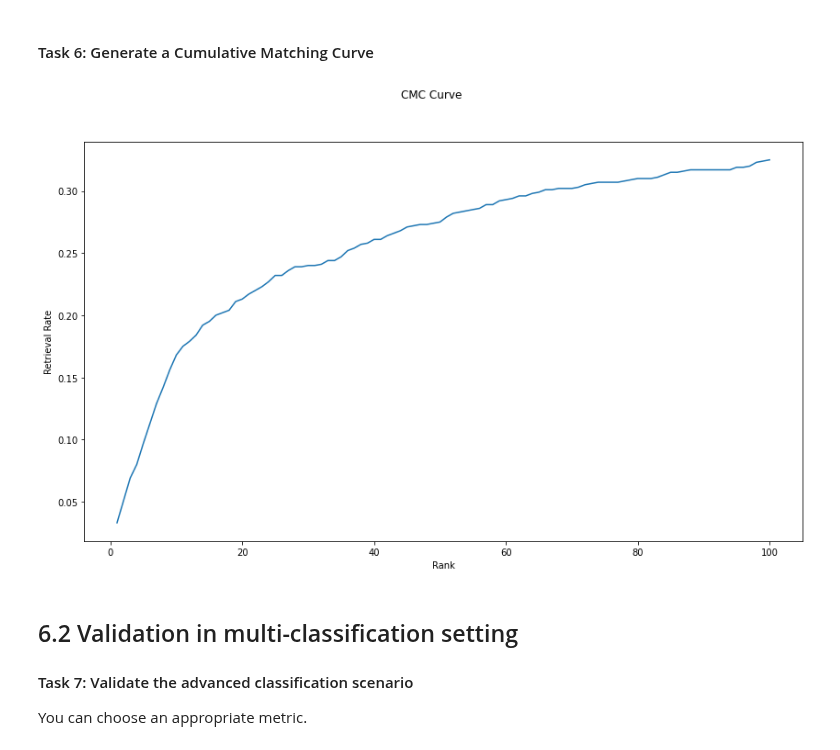
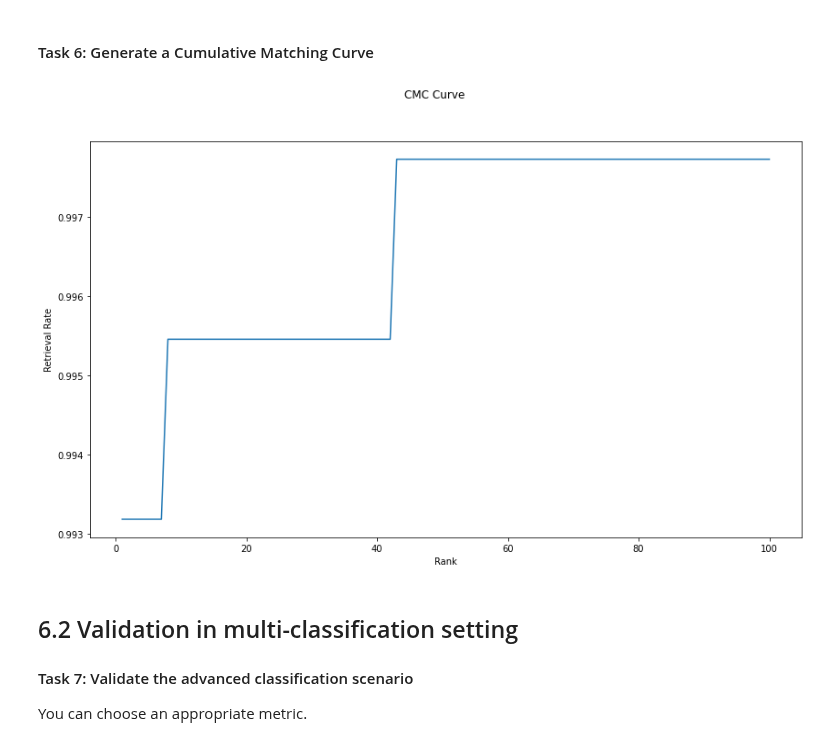
Before and after one commit to BrunoVandekerkhove/biometric-systems, a Jupyter notebook: face_recognition/facial_recognition.ipynb, the cells around one changed output. Drawn from its saved outputs; the diff is of its cells as text; code cells hidden in the pictures.

```diff
--- a/face_recognition/facial_recognition.ipynb
+++ b/face_recognition/facial_recognition.ipynb
@@ -384,2 +414,4 @@ if DESC == FeatureDescriptor.DL:
 # %% [markdown]
 ## 4. Classification in typical biometrics setting
+# %%
+strategies = [LBPStrategy(faces), PCAStrategy(faces), LDAStrategy(faces), SiameseNetworkStrategy(faces)]
@@ -386,11 +420,3 @@ if DESC == FeatureDescriptor.DL:
 # %% [markdown]
 #### Task 1: Compute pair-wise matching scores
 Given the function <em>dist_metric</em> and the vector representations in variable <em>embedded</em>, compute the pairwise distances.
-# %%
-scores = np.array([dist_metric(embedded[i],embedded[j]) for i in range(n_samples) for j in range(n_samples) if i < j])
-print("Number of scores = ", scores.shape[0]) # Should be 96580 for n_samples = 440
-scores = 1 - (distances / max(distances))
-similarity_matrix = np.zeros((n_samples,n_samples))
-similarity_matrix[np.triu_indices(n_samples, k=1)] = scores
-similarity_matrix = similarity_matrix + similarity_matrix.T
-print(similarity_matrix)
@@ -494,8 +571,21 @@ plt.show()
 #### Task 4: Calculate Equal Error Rate
 # %%
 from sklearn.metrics import roc_curve
-fpr, tpr, thresholds = roc_curve(genuine_id, scores)
-differences = [abs((1-x)-y) for (x,y) in zip(tpr, fpr)]
-min_index = differences.index(min(differences))
-print("EER = ", fpr[min_index], " at threshold = ", thresholds[min_index])
+
+figure, axes = plt.subplots(ncols=len(strategies), figsize=(16,4))
+figure.suptitle('ROC curve')
+
+i = 0
+for strategy in strategies:
+  (distances, scores_normalized, similarity_matrix) = scores_dict[strategy.name]
+  fpr, tpr, thresholds = roc_curve(genuine_id, 1 - scores_normalized)
+  axes[i].plot(fpr, tpr, color='darkorange', lw=2)
+  if i == 0:
+    axes[i].set(ylabel='TPR')
+  axes[i].set(xlabel='FPR (' + strategy.name + ')')
+  i = i + 1
+  # EER
+  differences = [abs((1-x)-y) for (x,y) in zip(tpr, fpr)]
+  min_index = differences.index(min(differences))
+  print("EER = ", fpr[min_index], " at threshold = ", thresholds[min_index])
 # %% [output]
@@ -533,33 +627,37 @@ AP :  0.365910
 # %% [markdown]
 #### Task 6: Generate a Cumulative Matching Curve
 # %%
-def CMC(similarity_matrix, n_ranks, templates, targets):
+def CMC(similarity_matrix, n_ranks, templates, targets, any=True):
     cmc = [0] * n_ranks
     for (i,row) in enumerate(similarity_matrix):
+      if any:
+        sort = sorted(row, reverse=True)
+        rank = min([sort.index(row[t]) for t in [j for j in range(len(targets)) if targets[j] == targets[i]]])
+      else:
         template = templates[targets[i]]
         rank = sorted(row, reverse=True).index(row[template])
-        if rank < n_ranks:
-            cmc[rank] += 1
+      if rank < n_ranks:
+        cmc[rank] += 1
     prev = 0
     for i in range(n_ranks):
-        prev = cmc[i] + prev
-        cmc[i] = prev / 1000
+      prev = cmc[i] + prev
+      cmc[i] = prev / n_samples
     return cmc
 
 # Compute the CMC for the first ±100 ranks
 n_ranks = 100
 targets = faces.target.tolist()
 templates = [targets.index(x) for x in list(set(targets))] # For each person, index of template image
 cmc = CMC(similarity_matrix, n_ranks, templates, targets)
 
 # Plot the probability of recognition in function of the rank
 figure, axes = plt.subplots(ncols=1, figsize=(14,8))
 figure.suptitle('CMC Curve')
 axes.plot(list(range(1,n_ranks+1)), cmc)
 axes.set(xlabel='Rank', ylabel='Retrieval Rate')
 plt.show()
 # %% [output]
-[figure, old version]
+[figure, new version]
 # %% [markdown]
 ## 6.2 Validation in multi-classification setting
 #### Task 7: Validate the advanced classification scenario
```
Also changed, not shown: parts of 34 cells of this notebook.
